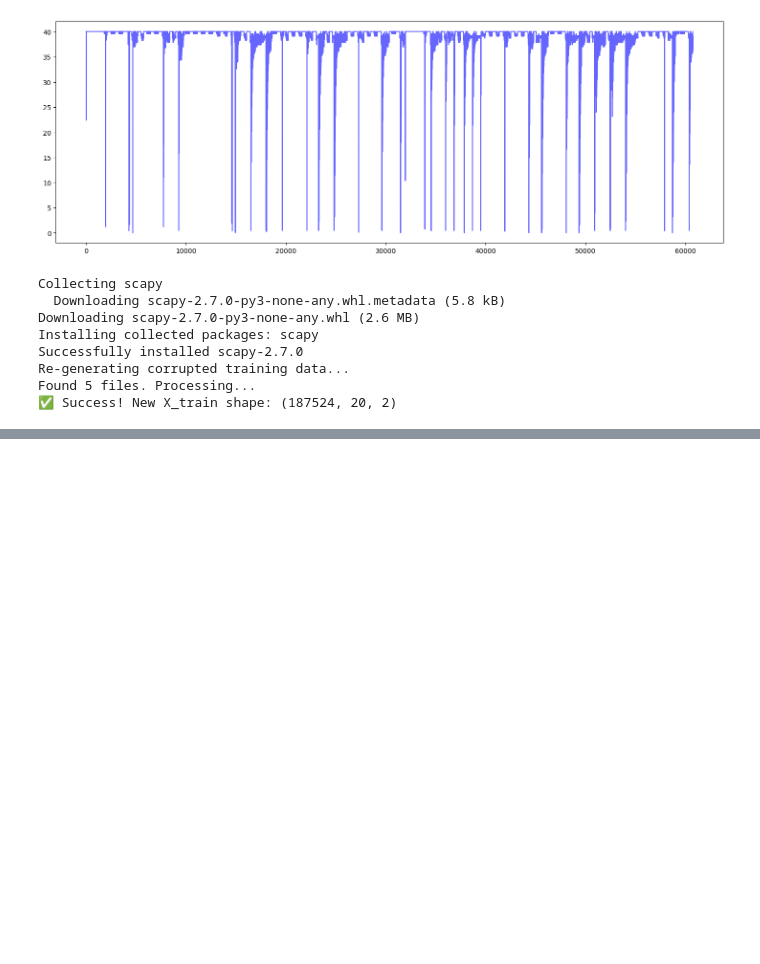
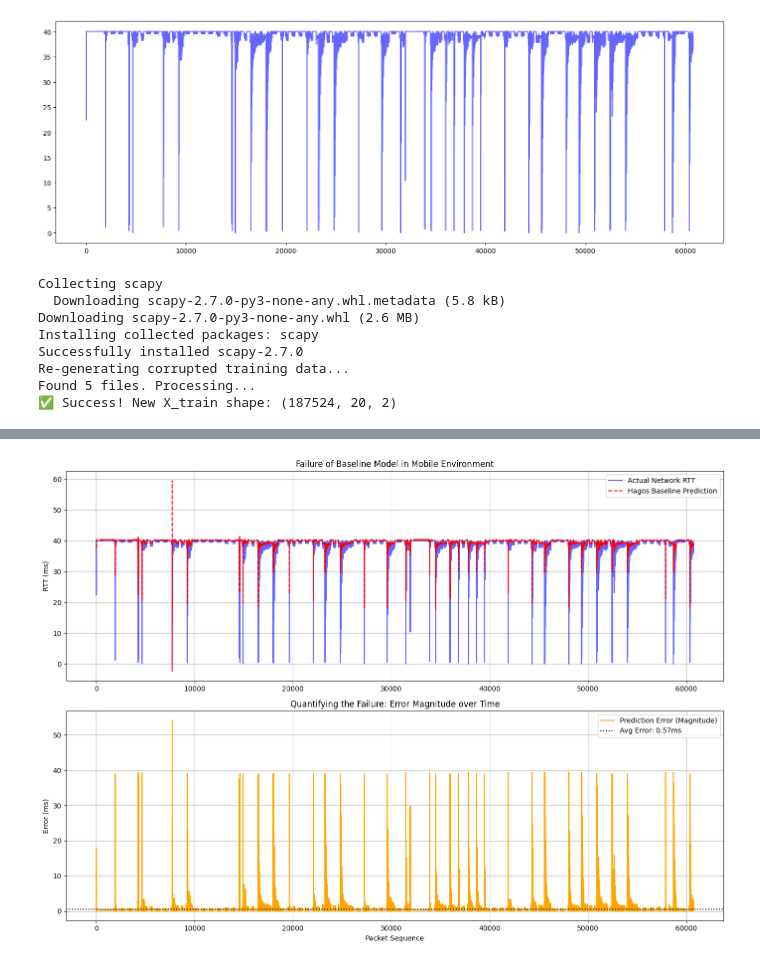
Before and after one commit to Chetan2003/RTT-Estimation-for-mobile-to-mobile, a Jupyter notebook: FinalResults.ipynb, the cells around one changed output, grey strips where cells are left out. Saved outputs shown, nothing was run; the diff lists cells and outputs as text; code cells hidden in the pictures; blank space fills up the shorter version.

```diff
--- a/FinalResults.ipynb
+++ b/FinalResults.ipynb
@@ -191,3 +191,102 @@ Successfully installed scapy-2.7.0
 Re-generating corrupted training data...
 Found 5 files. Processing...
 ✅ Success! New X_train shape: (187524, 20, 2)
+# %%
+import numpy as np
+import tensorflow as tf
+from tensorflow.keras.models import Sequential
+from tensorflow.keras.layers import LSTM, Dense, Dropout
+from sklearn.preprocessing import MinMaxScaler
+import matplotlib.pyplot as plt
+import os
+
+# ==========================================
+# 1. LOAD & PREPARE DATA
+# ==========================================
+print("Loading data...")
+try:
+    X_train = np.load("X_train.npy")
+    y_train = np.load("y_train.npy")
+
+    # Safety check for X_test
+    if os.path.exists("X_test.npy"):
+        X_test = np.load("X_test.npy")
+        y_test = np.load("y_test.npy")
+    else:
+        print("Note: Splitting training data to create test set.")
+        split = int(len(X_train) * 0.8)
+        X_test = X_train[split:]
+        y_test = y_train[split:]
+        X_train = X_train[:split]
+        y_train = y_train[:split]
+except Exception as e:
+    print(f"❌ Error loading data: {e}")
+    print("Please ensure X_train.npy and y_train.npy are uploaded.")
+    exit()
+
+# Normalize
+scaler_X = MinMaxScaler()
+X_train_flat = X_train.reshape(-1, 2)
+X_test_flat = X_test.reshape(-1, 2)
+X_train_scaled = scaler_X.fit_transform(X_train_flat).reshape(X_train.shape)
+X_test_scaled = scaler_X.transform(X_test_flat).reshape(X_test.shape)
+
+scaler_y = MinMaxScaler()
+y_train_scaled = scaler_y.fit_transform(y_train.reshape(-1, 1))
+y_test_scaled = scaler_y.transform(y_test.reshape(-1, 1))
+
+# ==========================================
+# 2. RUN THE MODEL (Simulating Hagos)
+# ==========================================
+print("Running the Baseline Model...")
+model = Sequential()
+model.add(LSTM(64, return_sequences=False, input_shape=(20, 2)))
+model.add(Dense(32, activation='relu'))
+model.add(Dense(1, activation='linear'))
+model.compile(optimizer='adam', loss='mse')
+
+# Train briefly (3 epochs) just to get the logic working
+model.fit(X_train_scaled, y_train_scaled, epochs=3, batch_size=64, verbose=0)
+
+# ==========================================
+# 3. GENERATE PREDICTIONS & CALCULATE FAILURE
+# ==========================================
+print("Calculating Errors...")
+predictions_scaled = model.predict(X_test_scaled)
+predictions = scaler_y.inverse_transform(predictions_scaled)
+actual = scaler_y.inverse_transform(y_test_scaled)
+
+# Calculate the "Failure" (Absolute Error)
+errors = np.abs(actual - predictions)
+
+# ==========================================
+# 4. PLOT THE THESIS GRAPH
+# ==========================================
+plt.figure(figsize=(14, 10))
+
+# Subplot A: The "False Confidence"
+# Shows where the AI tracks well vs. where it gets lost
+plt.subplot(2, 1, 1)
+plt.plot(actual, label="Actual Network RTT", color='blue', alpha=0.6)
+plt.plot(predictions, label="Hagos Baseline Prediction", color='red', linestyle='--')
+plt.title("Failure of Baseline Model in Mobile Environment")
+plt.ylabel("RTT (ms)")
+plt.legend()
+plt.grid(True)
+
+# Subplot B: The "Error Spike"
+# This proves that mobility kills the model
+plt.subplot(2, 1, 2)
+plt.plot(errors, label="Prediction Error (Magnitude)", color='orange')
+plt.axhline(y=np.mean(errors), color='black', linestyle=':', label=f"Avg Error: {np.mean(errors):.2f}ms")
+plt.title("Quantifying the Failure: Error Magnitude over Time")
+plt.xlabel("Packet Sequence")
+plt.ylabel("Error (ms)")
+plt.legend()
+plt.grid(True)
+
+plt.tight_layout()
+plt.show()
+
+print(f"✅ Graph Generated. Max Error Observed: {np.max(errors):.2f} ms")
+# %% [output]
@@ -193,0 +297 @@ Found 5 files. Processing...
+[figure, added]
```
Also changed, not shown: parts of 1 cell of this notebook.
